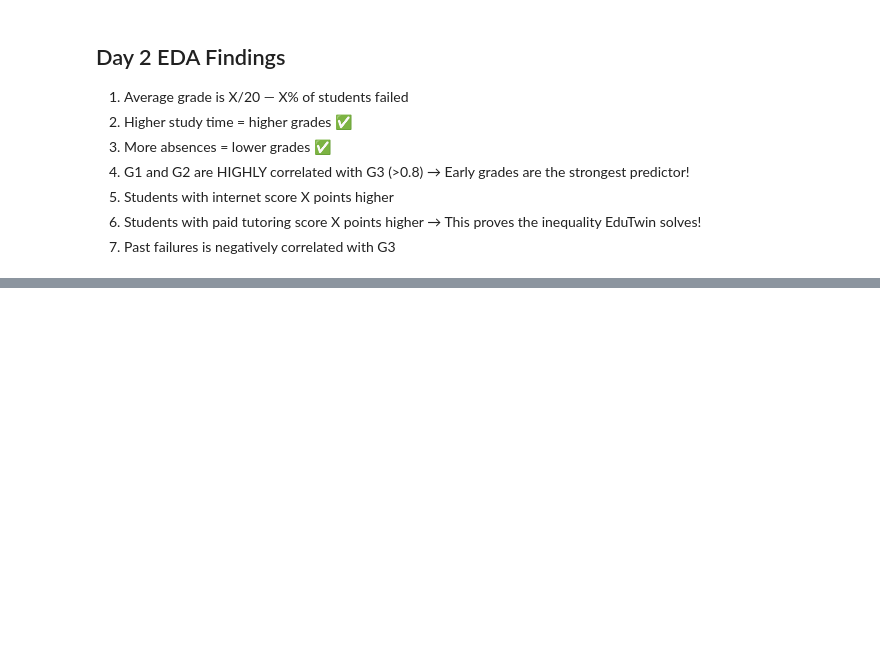
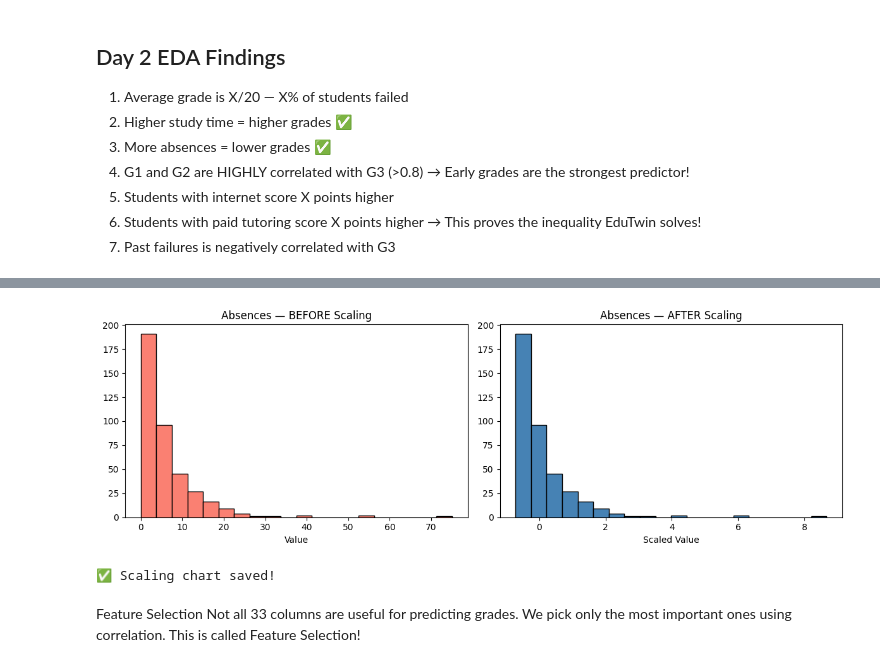
Before and after one commit to Sagar-Sharma19-cmd/EduTwin-AI, a Jupyter notebook: notebooks/Week1_EDA.ipynb, the cells around one changed output, grey strips where cells are left out. Drawn from its saved outputs; the diff is of its cells as text; code cells hidden in the pictures; blank space fills up the shorter version.

```diff
--- a/notebooks/Week1_EDA.ipynb
+++ b/notebooks/Week1_EDA.ipynb
@@ -427,0 +465,6 @@ Pass rate: 67.1%
+# %%
+# Find all text (object) columns
+text_cols = df.select_dtypes(include=['object']).columns.tolist()
+print("Text columns that need encoding:")
+print(text_cols)
+print(f"\nTotal: {len(text_cols)} columns to encode")
@@ -427,0 +511,9 @@ Pass rate: 67.1%
+# %%
+# Columns to scale (all numeric except target variables)
+target_cols = ['G3', 'pass_fail']
+scale_cols = [col for col in df_encoded.select_dtypes(
+              include=[np.number]).columns
+              if col not in target_cols]
+
+print("Columns to scale:")
+print(scale_cols)
@@ -427,0 +523,12 @@ Pass rate: 67.1%
+# %%
+# Apply StandardScaler
+scaler = StandardScaler()
+df_scaled = df_encoded.copy()
+df_scaled[scale_cols] = scaler.fit_transform(df_encoded[scale_cols])
+
+print("\nBefore scaling (absences):")
+print(f"  Min: {df_encoded['absences'].min()}, Max: {df_encoded['absences'].max()}")
+
+print("\nAfter scaling (absences):")
+print(f"  Min: {df_scaled['absences'].min():.2f}, Max: {df_scaled['absences'].max():.2f}")
+print("\n✅ All features scaled to same range!")
@@ -427,0 +543,24 @@ Pass rate: 67.1%
+# %%
+# Visualise before vs after scaling
+fig, axes = plt.subplots(1, 2, figsize=(12, 4))
+
+axes[0].hist(df_encoded['absences'], bins=20,
+             color='salmon', edgecolor='black')
+axes[0].set_title('Absences — BEFORE Scaling')
+axes[0].set_xlabel('Value')
+
+axes[1].hist(df_scaled['absences'], bins=20,
+             color='steelblue', edgecolor='black')
+axes[1].set_title('Absences — AFTER Scaling')
+axes[1].set_xlabel('Scaled Value')
+
+plt.tight_layout()
+plt.savefig('../notebooks/chart6_scaling.png')
+plt.show()
+print("✅ Scaling chart saved!")
+# %% [output]
+[figure, added]
+✅ Scaling chart saved!
+# %% [markdown]
+Feature Selection
+Not all 33 columns are useful for predicting grades. We pick only the most important ones using correlation. This is called Feature Selection!
```
Also changed, not shown: parts of 17 cells of this notebook, 6 other files.
